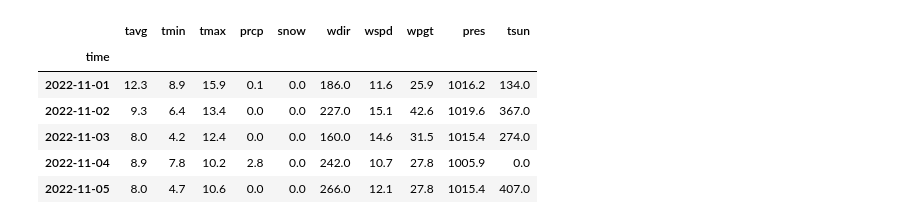
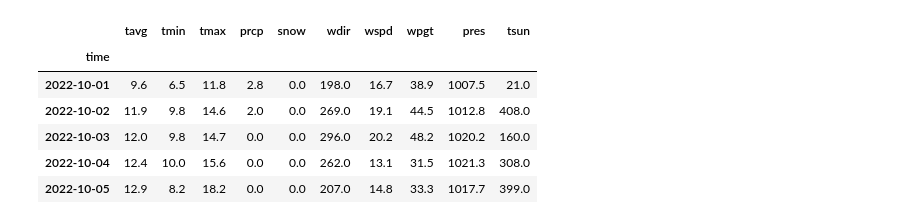
Before and after one commit to gknakay/GA-Notebooks, a Jupyter notebook: Weather API.ipynb, the cells around one changed output. Cells and saved outputs as stored; diff of their text form; code cells hidden in the pictures.

```diff
--- a/Weather API.ipynb
+++ b/Weather API.ipynb
@@ -22,0 +6,12 @@ plt.show()
+# %%
+# Set time period
+start_winter_2021 = datetime(2021, 11, 1)
+end_winter_2021 = datetime(2022, 3, 31)
+
+start_winter_2022 = datetime(2022, 10, 1)
+end_winter_2022 = datetime.today()
+# %%
+# Create Point for Berlin
+
+location_istanbul = Point(41.01, 28.94, 70)
+location_berlin = Point(52.5,13.4, 70)
@@ -23,10 +24,16 @@ plt.show()
+# %%
+data_winter_2022_berlin = Daily(location_berlin, start_winter_2022, end_winter_2022)
+data_winter_2022_berlin = data_winter_2022_berlin.fetch()
+
+data_winter_2022_istanbul = Daily(location_istanbul, start_winter_2022, end_winter_2022)
+data_winter_2022_istanbul = data_winter_2022_istanbul.fetch()
 # %%
-data.head()
+data_winter_2022_berlin.head()
 # %% [output]
 |  | tavg | tmin | tmax | prcp | snow | wdir | wspd | wpgt | pres | tsun |
 | time |  |  |  |  |  |  |  |  |  |  |
-| 2022-11-01 | 12.3 | 8.9 | 15.9 | 0.1 | 0.0 | 186.0 | 11.6 | 25.9 | 1016.2 | 134.0 |
-| 2022-11-02 | 9.3 | 6.4 | 13.4 | 0.0 | 0.0 | 227.0 | 15.1 | 42.6 | 1019.6 | 367.0 |
-| 2022-11-03 | 8.0 | 4.2 | 12.4 | 0.0 | 0.0 | 160.0 | 14.6 | 31.5 | 1015.4 | 274.0 |
-| 2022-11-04 | 8.9 | 7.8 | 10.2 | 2.8 | 0.0 | 242.0 | 10.7 | 27.8 | 1005.9 | 0.0 |
-| 2022-11-05 | 8.0 | 4.7 | 10.6 | 0.0 | 0.0 | 266.0 | 12.1 | 27.8 | 1015.4 | 407.0 |
+| 2022-10-01 | 9.6 | 6.5 | 11.8 | 2.8 | 0.0 | 198.0 | 16.7 | 38.9 | 1007.5 | 21.0 |
+| 2022-10-02 | 11.9 | 9.8 | 14.6 | 2.0 | 0.0 | 269.0 | 19.1 | 44.5 | 1012.8 | 408.0 |
+| 2022-10-03 | 12.0 | 9.8 | 14.7 | 0.0 | 0.0 | 296.0 | 20.2 | 48.2 | 1020.2 | 160.0 |
+| 2022-10-04 | 12.4 | 10.0 | 15.6 | 0.0 | 0.0 | 262.0 | 13.1 | 31.5 | 1021.3 | 308.0 |
+| 2022-10-05 | 12.9 | 8.2 | 18.2 | 0.0 | 0.0 | 207.0 | 14.8 | 33.3 | 1017.7 | 399.0 |
```
Also changed, not shown: parts of 9 cells of this notebook.
